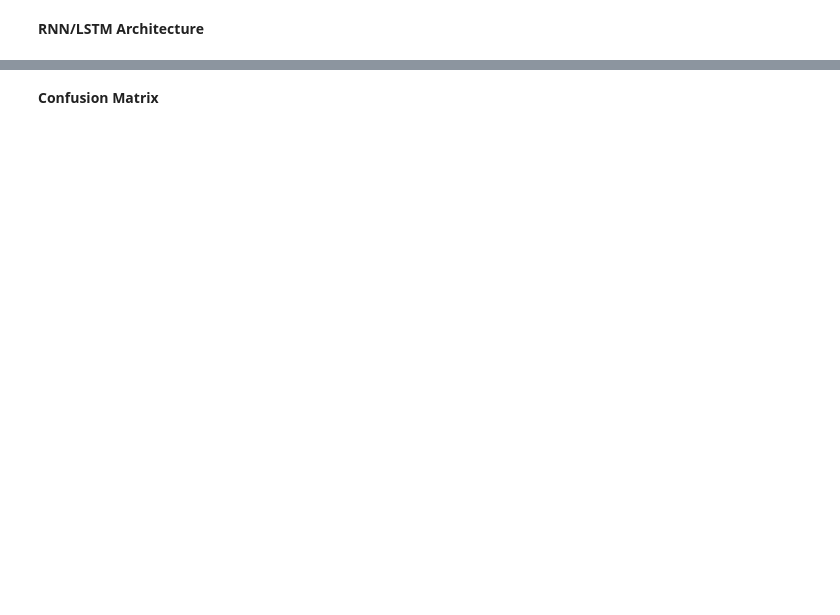
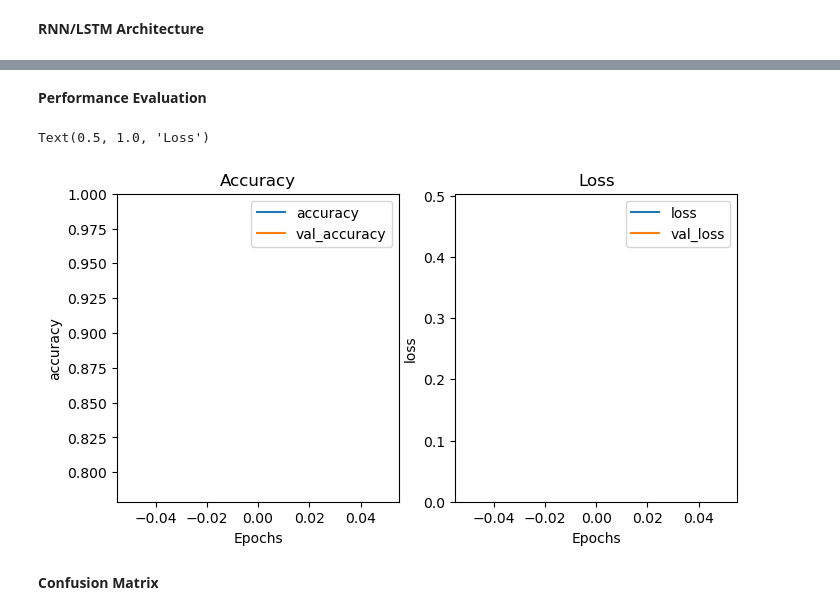
Before and after one commit to yvferreiro/MasterThesis, a Jupyter notebook: RNN.ipynb, the cells around one changed output, grey strips where cells are left out. Drawn from its saved outputs; the diff is of its cells as text; code cells hidden in the pictures; blank space fills up the shorter version.

```diff
--- a/RNN.ipynb
+++ b/RNN.ipynb
@@ -179,3 +184,25 @@ history = model.fit(train_dataset, epochs=1,
+# %% [markdown]
+**Performance Evaluation**
+# %%
+def plot_graphs(fitted_model, metric):
+  plt.plot(fitted_model.history[metric])
+  plt.plot(fitted_model.history['val_'+metric], '')
+  plt.xlabel("Epochs")
+  plt.ylabel(metric)
+  plt.legend([metric, 'val_'+metric])
+# %%
+plt.figure(figsize=(8, 4))
+plt.subplot(1, 2, 1)
+plot_graphs(fitted_model, 'accuracy')
+plt.ylim(None, 1)
+plt.title("Accuracy")
+plt.subplot(1, 2, 2)
+plot_graphs(fitted_model, 'loss')
+plt.ylim(0, None)
+plt.title("Loss")
+# %% [output]
+Text(0.5, 1.0, 'Loss')
+[figure, added]
 # %% [markdown]
 **Confusion Matrix**
 # %%
```
Also changed, not shown: parts of 28 cells of this notebook.
